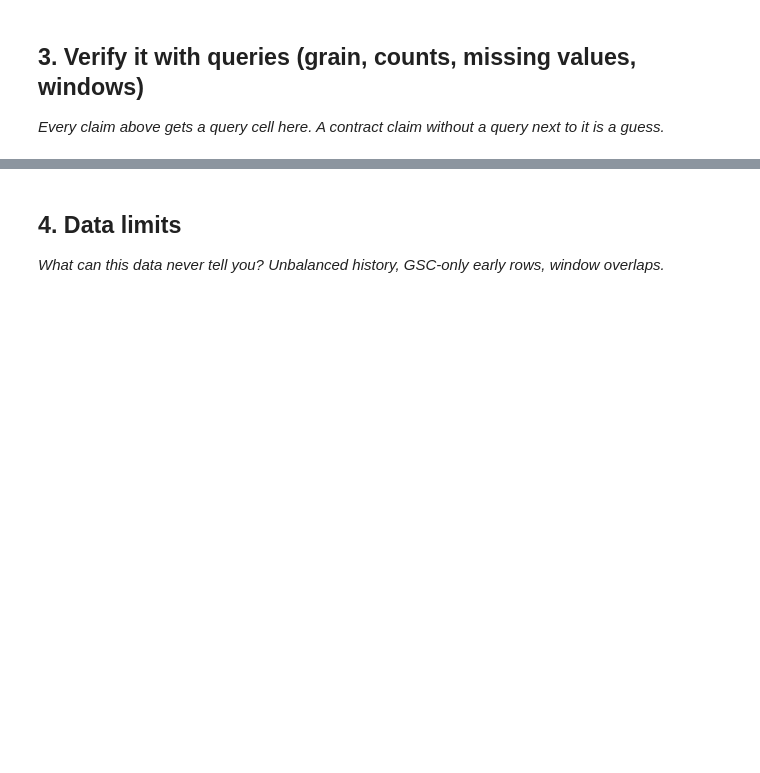
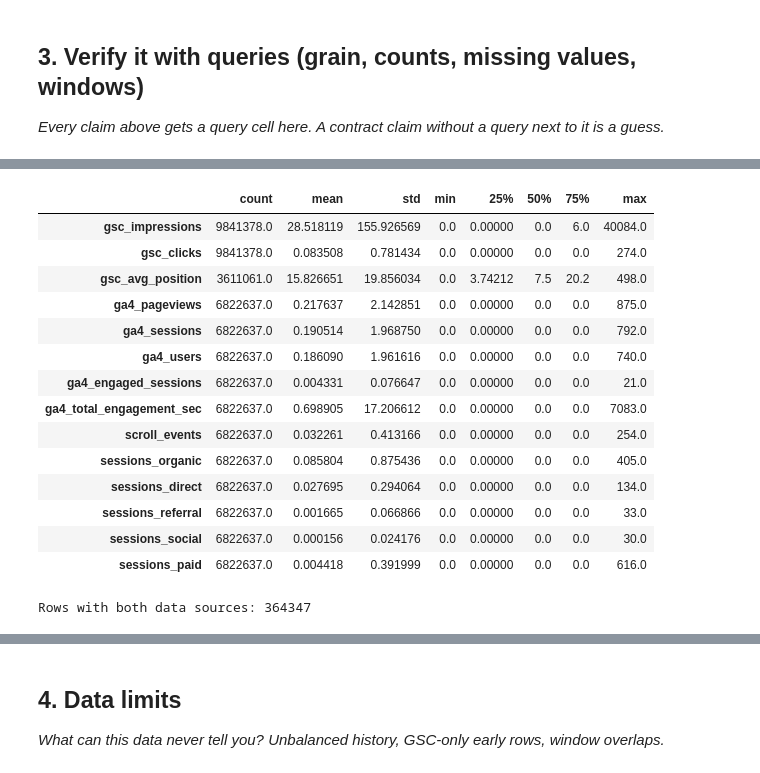
Before and after one commit to hapepaAhmed/my-capstone-project, a Jupyter notebook: work/notebooks/w03_data_contract.ipynb, the cells around one changed output, grey strips where cells are left out. Saved outputs shown, nothing was run; the diff lists cells and outputs as text; code cells hidden in the pictures; blank space fills up the shorter version.

```diff
--- a/work/notebooks/w03_data_contract.ipynb
+++ b/work/notebooks/w03_data_contract.ipynb
@@ -294,0 +300,27 @@ Rows with both GSC and GA4 data available: 364347
+# %%
+df[features].describe().T
+# %% [output]
+|  | count | mean | std | min | 25% | 50% | 75% | max |
+| gsc_impressions | 9841378.0 | 28.518119 | 155.926569 | 0.0 | 0.00000 | 0.0 | 6.0 | 40084.0 |
+| gsc_clicks | 9841378.0 | 0.083508 | 0.781434 | 0.0 | 0.00000 | 0.0 | 0.0 | 274.0 |
+| gsc_avg_position | 3611061.0 | 15.826651 | 19.856034 | 0.0 | 3.74212 | 7.5 | 20.2 | 498.0 |
+| ga4_pageviews | 6822637.0 | 0.217637 | 2.142851 | 0.0 | 0.00000 | 0.0 | 0.0 | 875.0 |
+| ga4_sessions | 6822637.0 | 0.190514 | 1.968750 | 0.0 | 0.00000 | 0.0 | 0.0 | 792.0 |
+| ga4_users | 6822637.0 | 0.186090 | 1.961616 | 0.0 | 0.00000 | 0.0 | 0.0 | 740.0 |
+| ga4_engaged_sessions | 6822637.0 | 0.004331 | 0.076647 | 0.0 | 0.00000 | 0.0 | 0.0 | 21.0 |
+| ga4_total_engagement_sec | 6822637.0 | 0.698905 | 17.206612 | 0.0 | 0.00000 | 0.0 | 0.0 | 7083.0 |
+| scroll_events | 6822637.0 | 0.032261 | 0.413166 | 0.0 | 0.00000 | 0.0 | 0.0 | 254.0 |
+| sessions_organic | 6822637.0 | 0.085804 | 0.875436 | 0.0 | 0.00000 | 0.0 | 0.0 | 405.0 |
+| sessions_direct | 6822637.0 | 0.027695 | 0.294064 | 0.0 | 0.00000 | 0.0 | 0.0 | 134.0 |
+| sessions_referral | 6822637.0 | 0.001665 | 0.066866 | 0.0 | 0.00000 | 0.0 | 0.0 | 33.0 |
+| sessions_social | 6822637.0 | 0.000156 | 0.024176 | 0.0 | 0.00000 | 0.0 | 0.0 | 30.0 |
+| sessions_paid | 6822637.0 | 0.004418 | 0.391999 | 0.0 | 0.00000 | 0.0 | 0.0 | 616.0 |
+# %%
+available = df[
+    (df["gsc_data_available"]) &
+    (df["ga4_data_available"])
+]
+
+print("Rows with both data sources:", len(available))
+# %% [output]
+Rows with both data sources: 364347
```
Also changed, not shown: parts of 13 cells of this notebook.
